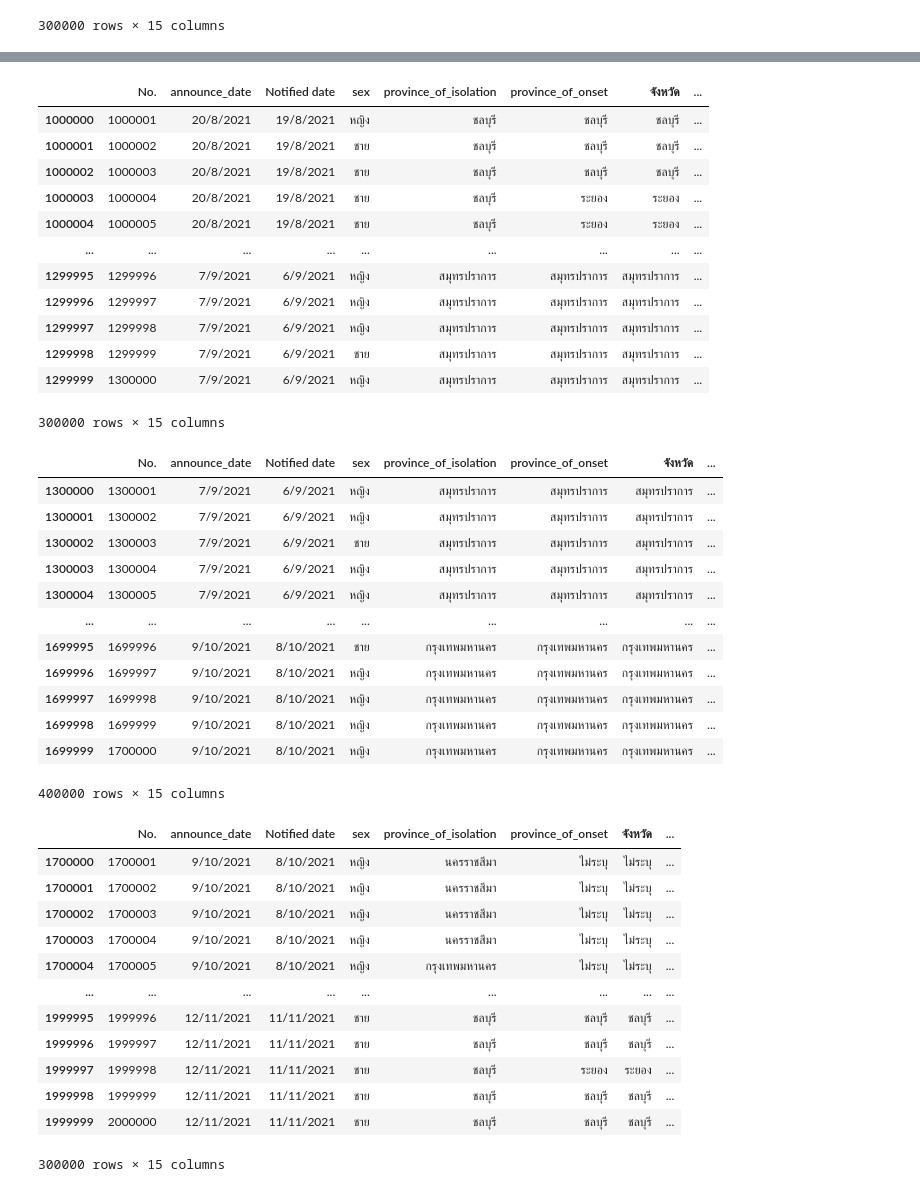
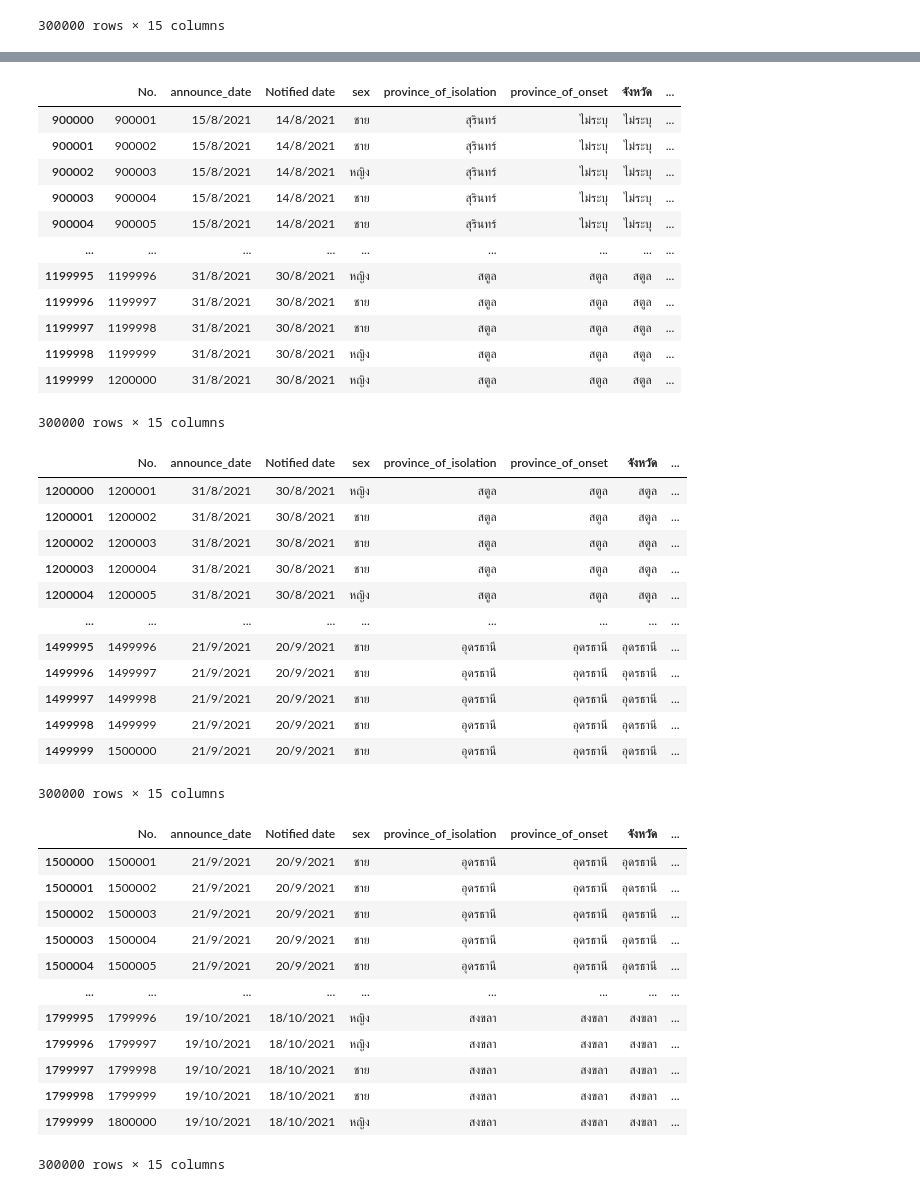
Before and after one commit to nichakornchaisuwan/data_viz_2022, a Jupyter notebook: Project_กลุ่มนี้.ipynb, the cells around one changed output, grey strips where cells are left out. Drawn from its saved outputs; the diff is of its cells as text; code cells hidden in the pictures.

```diff
--- a/Project_กลุ่มนี้.ipynb
+++ b/Project_กลุ่มนี้.ipynb
@@ -1028,3 +1028,6 @@ total_1st_dose                True
 total_2nd_dose                True
 total_3rd_dose                True
 dtype: bool
+# %%
+get_vaccine=get_vaccine.fillna(value ={ 'province' : 'ไม่ระบุ','total_1st_dose' : 'ไม่ระบุ','total_2nd_dose' : 'ไม่ระบุ','total_3rd_dose':'ไม่ระบุ'})
+get_vaccine
@@ -1109,59 +1121,59 @@ get_vaccine3
 # %%
 get_vaccine3.to_csv('get_vaccine3.csv', encoding='utf-8')
 # %%
-get_vaccine4 = get_vaccine.iloc[1000000:1300000,:]
+get_vaccine4 = get_vaccine.iloc[900000:1200000,:]
 get_vaccine4
 # %% [output]
 |  | No. | announce_date | Notified date | sex | province_of_isolation | province_of_onset | จังหวัด | ... |
-| 1000000 | 1000001 | 20/8/2021 | 19/8/2021 | หญิง | ชลบุรี | ชลบุรี | ชลบุรี | ... |
-| 1000001 | 1000002 | 20/8/2021 | 19/8/2021 | ชาย | ชลบุรี | ชลบุรี | ชลบุรี | ... |
-| 1000002 | 1000003 | 20/8/2021 | 19/8/2021 | ชาย | ชลบุรี | ชลบุรี | ชลบุรี | ... |
-| 1000003 | 1000004 | 20/8/2021 | 19/8/2021 | ชาย | ชลบุรี | ระยอง | ระยอง | ... |
-| 1000004 | 1000005 | 20/8/2021 | 19/8/2021 | ชาย | ชลบุรี | ระยอง | ระยอง | ... |
+| 900000 | 900001 | 15/8/2021 | 14/8/2021 | ชาย | สุรินทร์ | ไม่ระบุ | ไม่ระบุ | ... |
+| 900001 | 900002 | 15/8/2021 | 14/8/2021 | ชาย | สุรินทร์ | ไม่ระบุ | ไม่ระบุ | ... |
+| 900002 | 900003 | 15/8/2021 | 14/8/2021 | หญิง | สุรินทร์ | ไม่ระบุ | ไม่ระบุ | ... |
+| 900003 | 900004 | 15/8/2021 | 14/8/2021 | ชาย | สุรินทร์ | ไม่ระบุ | ไม่ระบุ | ... |
+| 900004 | 900005 | 15/8/2021 | 14/8/2021 | ชาย | สุรินทร์ | ไม่ระบุ | ไม่ระบุ | ... |
 | ... | ... | ... | ... | ... | ... | ... | ... | ... |
-| 1299995 | 1299996 | 7/9/2021 | 6/9/2021 | หญิง | สมุทรปราการ | สมุทรปราการ | สมุทรปราการ | ... |
-| 1299996 | 1299997 | 7/9/2021 | 6/9/2021 | หญิง | สมุทรปราการ | สมุทรปราการ | สมุทรปราการ | ... |
-| 1299997 | 1299998 | 7/9/2021 | 6/9/2021 | หญิง | สมุทรปราการ | สมุทรปราการ | สมุทรปราการ | ... |
-| 1299998 | 1299999 | 7/9/2021 | 6/9/2021 | ชาย | สมุทรปราการ | สมุทรปราการ | สมุทรปราการ | ... |
-| 1299999 | 1300000 | 7/9/2021 | 6/9/2021 | หญิง | สมุทรปราการ | สมุทรปราการ | สมุทรปราการ | ... |
+| 1199995 | 1199996 | 31/8/2021 | 30/8/2021 | หญิง | สตูล | สตูล | สตูล | ... |
+| 1199996 | 1199997 | 31/8/2021 | 30/8/2021 | ชาย | สตูล | สตูล | สตูล | ... |
+| 1199997 | 1199998 | 31/8/2021 | 30/8/2021 | ชาย | สตูล | สตูล | สตูล | ... |
+| 1199998 | 1199999 | 31/8/2021 | 30/8/2021 | หญิง | สตูล | สตูล | สตูล | ... |
+| 1199999 | 1200000 | 31/8/2021 | 30/8/2021 | หญิง | สตูล | สตูล | สตูล | ... |
 300000 rows × 15 columns
 # %%
 get_vaccine4.to_csv('get_vaccine4.csv', encoding='utf-8')
 # %%
-get_vaccine5 = get_vaccine.iloc[1300000:1700000,:]
+get_vaccine5 = get_vaccine.iloc[1200000:1500000,:]
 get_vaccine5
 # %% [output]
 |  | No. | announce_date | Notified date | sex | province_of_isolation | province_of_onset | จังหวัด | ... |
-| 1300000 | 1300001 | 7/9/2021 | 6/9/2021 | หญิง | สมุทรปราการ | สมุทรปราการ | สมุทรปราการ | ... |
-| 1300001 | 1300002 | 7/9/2021 | 6/9/2021 | หญิง | สมุทรปราการ | สมุทรปราการ | สมุทรปราการ | ... |
-| 1300002 | 1300003 | 7/9/2021 | 6/9/2021 | ชาย | สมุทรปราการ | สมุทรปราการ | สมุทรปราการ | ... |
-| 1300003 | 1300004 | 7/9/2021 | 6/9/2021 | หญิง | สมุทรปราการ | สมุทรปราการ | สมุทรปราการ | ... |
-| 1300004 | 1300005 | 7/9/2021 | 6/9/2021 | หญิง | สมุทรปราการ | สมุทรปราการ | สมุทรปราการ | ... |
+| 1200000 | 1200001 | 31/8/2021 | 30/8/2021 | หญิง | สตูล | สตูล | สตูล | ... |
+| 1200001 | 1200002 | 31/8/2021 | 30/8/2021 | ชาย | สตูล | สตูล | สตูล | ... |
+| 1200002 | 1200003 | 31/8/2021 | 30/8/2021 | ชาย | สตูล | สตูล | สตูล | ... |
+| 1200003 | 1200004 | 31/8/2021 | 30/8/2021 | ชาย | สตูล | สตูล | สตูล | ... |
+| 1200004 | 1200005 | 31/8/2021 | 30/8/2021 | หญิง | สตูล | สตูล | สตูล | ... |
 | ... | ... | ... | ... | ... | ... | ... | ... | ... |
-| 1699995 | 1699996 | 9/10/2021 | 8/10/2021 | ชาย | กรุงเทพมหานคร | กรุงเทพมหานคร | กรุงเทพมหานคร | ... |
-| 1699996 | 1699997 | 9/10/2021 | 8/10/2021 | หญิง | กรุงเทพมหานคร | กรุงเทพมหานคร | กรุงเทพมหานคร | ... |
-| 1699997 | 1699998 | 9/10/2021 | 8/10/2021 | หญิง | กรุงเทพมหานคร | กรุงเทพมหานคร | กรุงเทพมหานคร | ... |
-| 1699998 | 1699999 | 9/10/2021 | 8/10/2021 | หญิง | กรุงเทพมหานคร | กรุงเทพมหานคร | กรุงเทพมหานคร | ... |
-| 1699999 | 1700000 | 9/10/2021 | 8/10/2021 | หญิง | กรุงเทพมหานคร | กรุงเทพมหานคร | กรุงเทพมหานคร | ... |
+| 1499995 | 1499996 | 21/9/2021 | 20/9/2021 | ชาย | อุดรธานี | อุดรธานี | อุดรธานี | ... |
+| 1499996 | 1499997 | 21/9/2021 | 20/9/2021 | ชาย | อุดรธานี | อุดรธานี | อุดรธานี | ... |
+| 1499997 | 1499998 | 21/9/2021 | 20/9/2021 | ชาย | อุดรธานี | อุดรธานี | อุดรธานี | ... |
+| 1499998 | 1499999 | 21/9/2021 | 20/9/2021 | ชาย | อุดรธานี | อุดรธานี | อุดรธานี | ... |
+| 1499999 | 1500000 | 21/9/2021 | 20/9/2021 | ชาย | อุดรธานี | อุดรธานี | อุดรธานี | ... |
-400000 rows × 15 columns
+300000 rows × 15 columns
 # %%
 get_vaccine5.to_csv('get_vaccine5.csv', encoding='utf-8')
 # %%
-get_vaccine6 = get_vaccine.iloc[1700000:2000000,:]
+get_vaccine6 = get_vaccine.iloc[1500000:1800000,:]
 get_vaccine6
 # %% [output]
 |  | No. | announce_date | Notified date | sex | province_of_isolation | province_of_onset | จังหวัด | ... |
-| 1700000 | 1700001 | 9/10/2021 | 8/10/2021 | หญิง | นครราชสีมา | ไม่ระบุ | ไม่ระบุ | ... |
-| 1700001 | 1700002 | 9/10/2021 | 8/10/2021 | หญิง | นครราชสีมา | ไม่ระบุ | ไม่ระบุ | ... |
-| 1700002 | 1700003 | 9/10/2021 | 8/10/2021 | หญิง | นครราชสีมา | ไม่ระบุ | ไม่ระบุ | ... |
-| 1700003 | 1700004 | 9/10/2021 | 8/10/2021 | หญิง | นครราชสีมา | ไม่ระบุ | ไม่ระบุ | ... |
-| 1700004 | 1700005 | 9/10/2021 | 8/10/2021 | หญิง | กรุงเทพมหานคร | ไม่ระบุ | ไม่ระบุ | ... |
+| 1500000 | 1500001 | 21/9/2021 | 20/9/2021 | ชาย | อุดรธานี | อุดรธานี | อุดรธานี | ... |
+| 1500001 | 1500002 | 21/9/2021 | 20/9/2021 | ชาย | อุดรธานี | อุดรธานี | อุดรธานี | ... |
+| 1500002 | 1500003 | 21/9/2021 | 20/9/2021 | ชาย | อุดรธานี | อุดรธานี | อุดรธานี | ... |
+| 1500003 | 1500004 | 21/9/2021 | 20/9/2021 | ชาย | อุดรธานี | อุดรธานี | อุดรธานี | ... |
+| 1500004 | 1500005 | 21/9/2021 | 20/9/2021 | ชาย | อุดรธานี | อุดรธานี | อุดรธานี | ... |
 | ... | ... | ... | ... | ... | ... | ... | ... | ... |
-| 1999995 | 1999996 | 12/11/2021 | 11/11/2021 | ชาย | ชลบุรี | ชลบุรี | ชลบุรี | ... |
-| 1999996 | 1999997 | 12/11/2021 | 11/11/2021 | ชาย | ชลบุรี | ชลบุรี | ชลบุรี | ... |
-| 1999997 | 1999998 | 12/11/2021 | 11/11/2021 | ชาย | ชลบุรี | ระยอง | ระยอง | ... |
-| 1999998 | 1999999 | 12/11/2021 | 11/11/2021 | ชาย | ชลบุรี | ชลบุรี | ชลบุรี | ... |
-| 1999999 | 2000000 | 12/11/2021 | 11/11/2021 | ชาย | ชลบุรี | ชลบุรี | ชลบุรี | ... |
+| 1799995 | 1799996 | 19/10/2021 | 18/10/2021 | หญิง | สงขลา | สงขลา | สงขลา | ... |
+| 1799996 | 1799997 | 19/10/2021 | 18/10/2021 | หญิง | สงขลา | สงขลา | สงขลา | ... |
+| 1799997 | 1799998 | 19/10/2021 | 18/10/2021 | ชาย | สงขลา | สงขลา | สงขลา | ... |
+| 1799998 | 1799999 | 19/10/2021 | 18/10/2021 | ชาย | สงขลา | สงขลา | สงขลา | ... |
+| 1799999 | 1800000 | 19/10/2021 | 18/10/2021 | หญิง | สงขลา | สงขลา | สงขลา | ... |
 300000 rows × 15 columns
 # %%
 get_vaccine6.to_csv('get_vaccine6.csv', encoding='utf-8')
```
Also changed, not shown: parts of 10 cells of this notebook.
